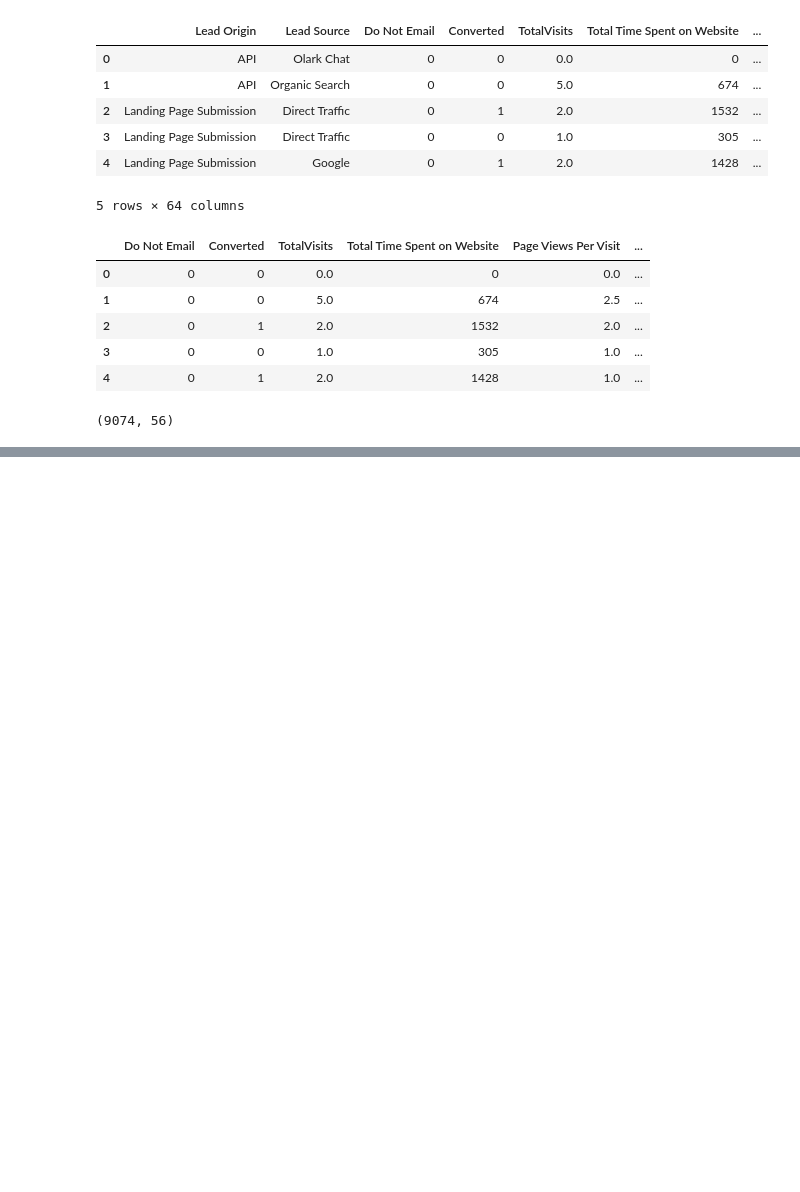
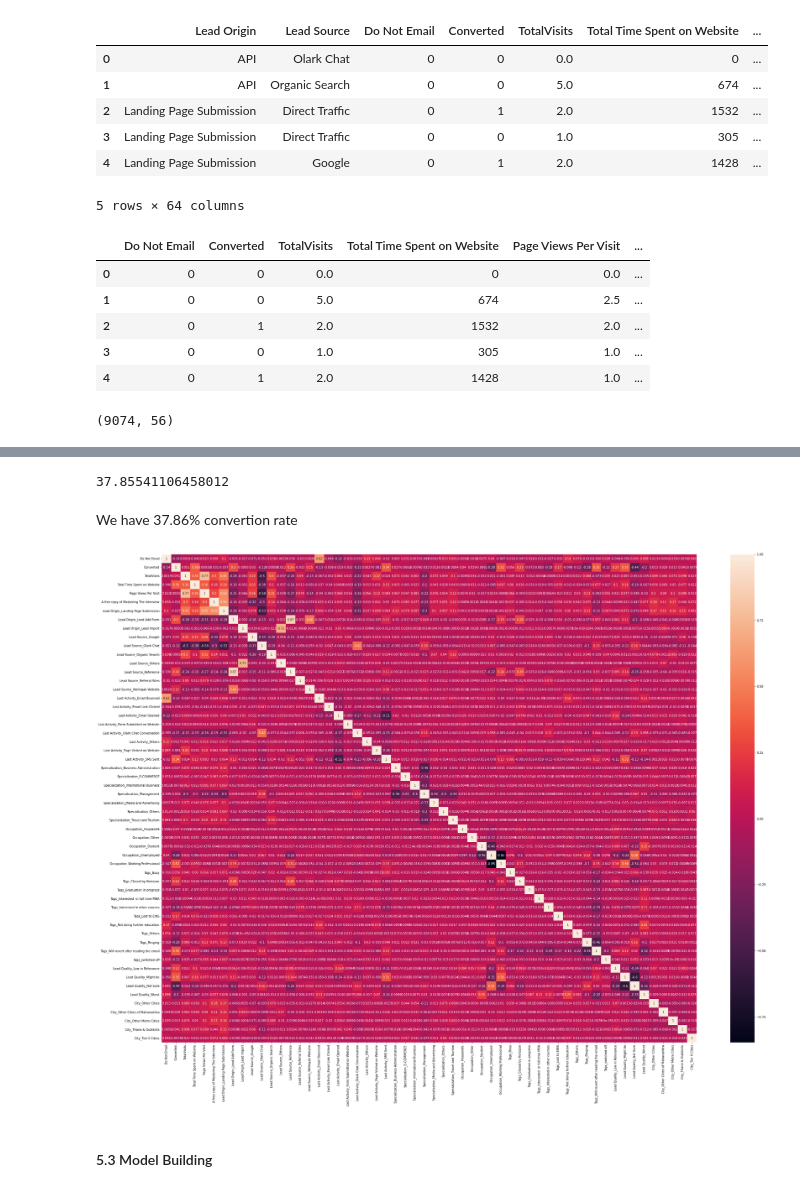
Before and after one commit to aparnakishan/XEducationLeadScore, a Jupyter notebook: LeadScoreXEduCaseStudy.ipynb, the cells around one changed output, grey strips where cells are left out. Saved outputs shown, nothing was run; the diff lists cells and outputs as text; code cells hidden in the pictures; blank space fills up the shorter version.

Commit message:
Model Building v1

```diff
--- a/LeadScoreXEduCaseStudy.ipynb
+++ b/LeadScoreXEduCaseStudy.ipynb
@@ -776,0 +829,15 @@ df_lead.shape
+# %%
+### Checking the Convertion Rate
+rate = (sum(df_lead['Converted'])/len(df_lead['Converted'].index))*100
+rate
+# %% [output]
+37.85541106458012
+# %% [markdown]
+We have 37.86% convertion rate
+# %%
+# Let's see the correlation matrix
+plt.figure(figsize = (40,30))        # Size of the figure
+sns.heatmap(df_lead.corr(),annot = True)
+plt.show()
+# %% [output]
+[figure, added]
@@ -776,0 +849,2 @@ df_lead.shape
+# %% [markdown]
+#### 5.3 Model Building
```
Also changed, not shown: parts of 20 cells of this notebook.
